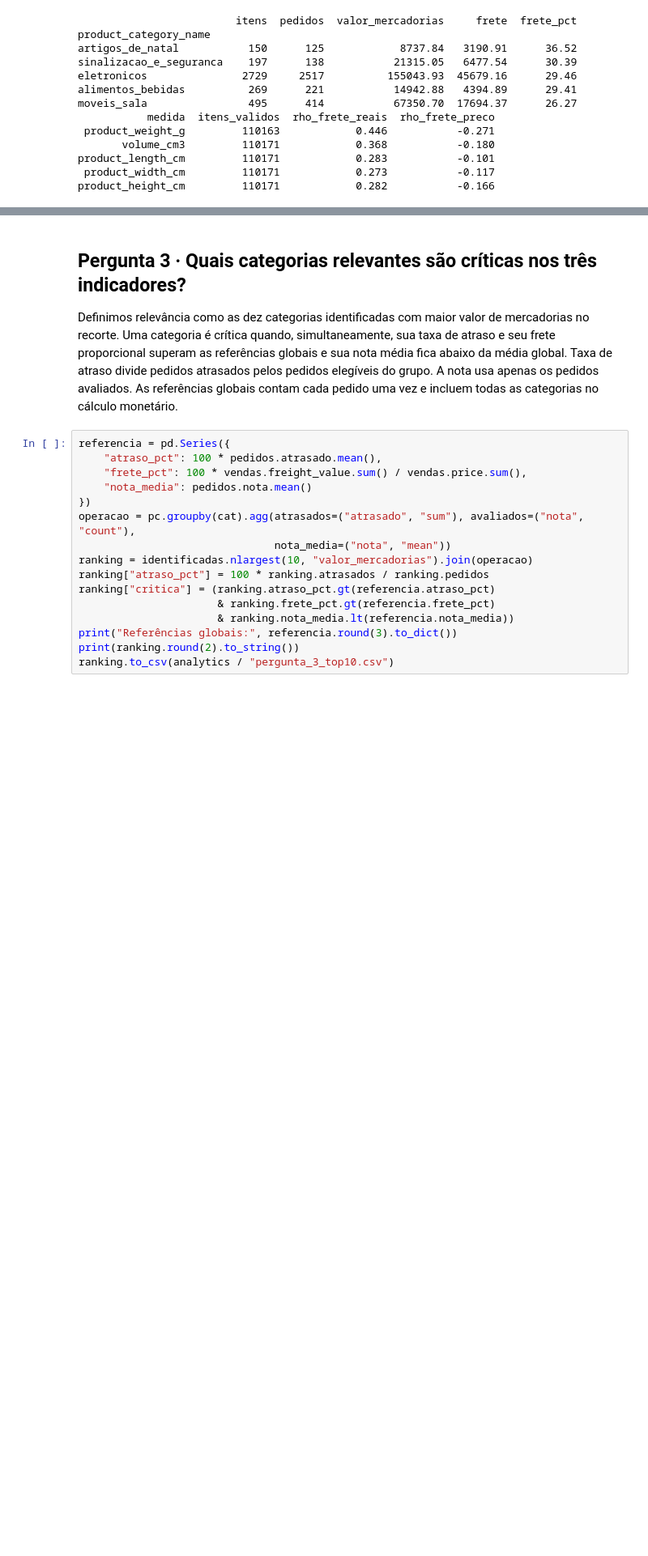
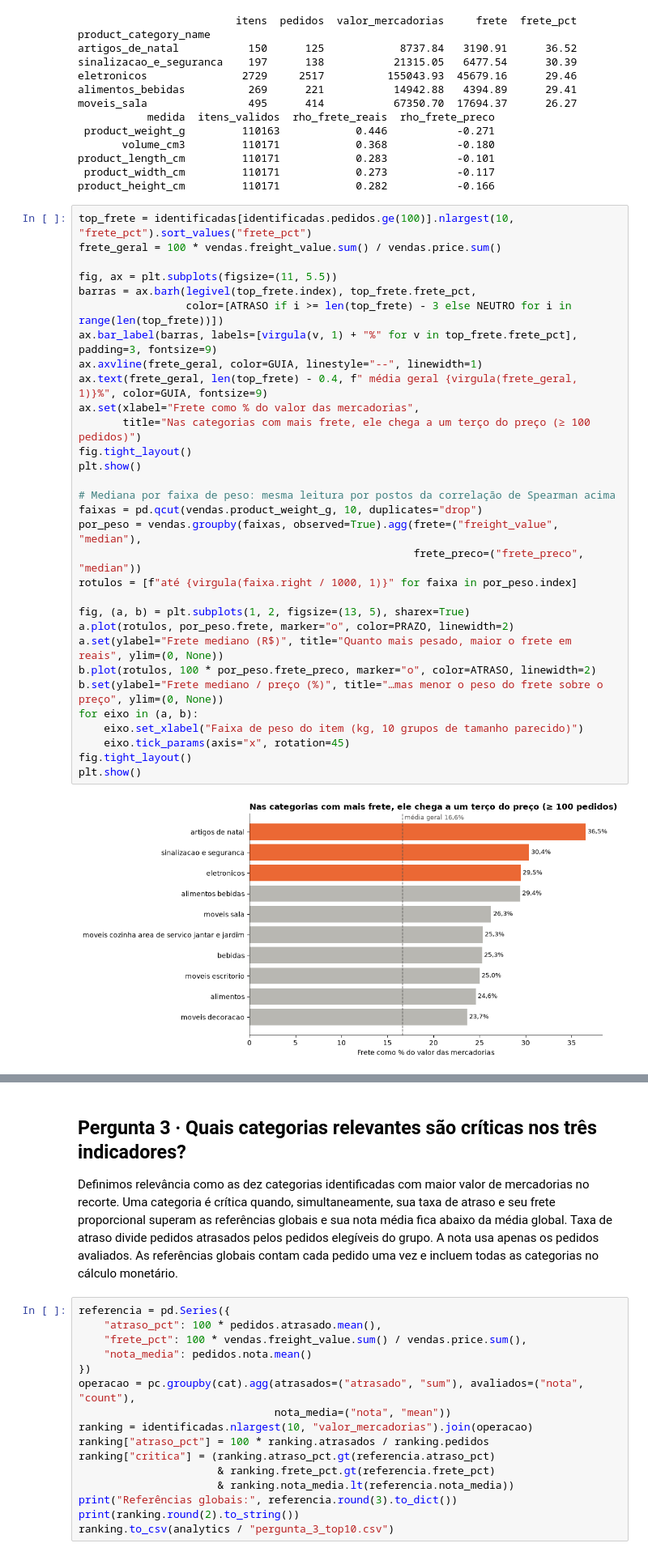
Before and after one commit to Gab-Bit-bit/olist-business-analytics, a Jupyter notebook: analise_olist.ipynb, the cells around one changed output, grey strips where cells are left out. Shown at 81% size. Cells and saved outputs as stored; diff of their text form; blank space fills up the shorter version.

```diff
--- a/analise_olist.ipynb
+++ b/analise_olist.ipynb
@@ -181,3 +305,36 @@ moveis_sala                495      414           67350.70  17694.37      26.27
 product_length_cm         110171            0.283           -0.101
  product_width_cm         110171            0.273           -0.117
 product_height_cm         110171            0.282           -0.166
+# %%
+top_frete = identificadas[identificadas.pedidos.ge(100)].nlargest(10, "frete_pct").sort_values("frete_pct")
+frete_geral = 100 * vendas.freight_value.sum() / vendas.price.sum()
+
+fig, ax = plt.subplots(figsize=(11, 5.5))
+barras = ax.barh(legivel(top_frete.index), top_frete.frete_pct,
+                 color=[ATRASO if i >= len(top_frete) - 3 else NEUTRO for i in range(len(top_frete))])
+ax.bar_label(barras, labels=[virgula(v, 1) + "%" for v in top_frete.frete_pct], padding=3, fontsize=9)
+ax.axvline(frete_geral, color=GUIA, linestyle="--", linewidth=1)
+ax.text(frete_geral, len(top_frete) - 0.4, f" média geral {virgula(frete_geral, 1)}%", color=GUIA, fontsize=9)
+ax.set(xlabel="Frete como % do valor das mercadorias",
+       title="Nas categorias com mais frete, ele chega a um terço do preço (≥ 100 pedidos)")
+fig.tight_layout()
+plt.show()
+
+# Mediana por faixa de peso: mesma leitura por postos da correlação de Spearman acima
+faixas = pd.qcut(vendas.product_weight_g, 10, duplicates="drop")
+por_peso = vendas.groupby(faixas, observed=True).agg(frete=("freight_value", "median"),
+                                                     frete_preco=("frete_preco", "median"))
+rotulos = [f"até {virgula(faixa.right / 1000, 1)}" for faixa in por_peso.index]
+
+fig, (a, b) = plt.subplots(1, 2, figsize=(13, 5), sharex=True)
+a.plot(rotulos, por_peso.frete, marker="o", color=PRAZO, linewidth=2)
+a.set(ylabel="Frete mediano (R$)", title="Quanto mais pesado, maior o frete em reais", ylim=(0, None))
+b.plot(rotulos, 100 * por_peso.frete_preco, marker="o", color=ATRASO, linewidth=2)
+b.set(ylabel="Frete mediano / preço (%)", title="…mas menor o peso do frete sobre o preço", ylim=(0, None))
+for eixo in (a, b):
+    eixo.set_xlabel("Faixa de peso do item (kg, 10 grupos de tamanho parecido)")
+    eixo.tick_params(axis="x", rotation=45)
+fig.tight_layout()
+plt.show()
+# %% [output]
+[figure, added]
```
Also changed, not shown: parts of 8 cells of this notebook.
